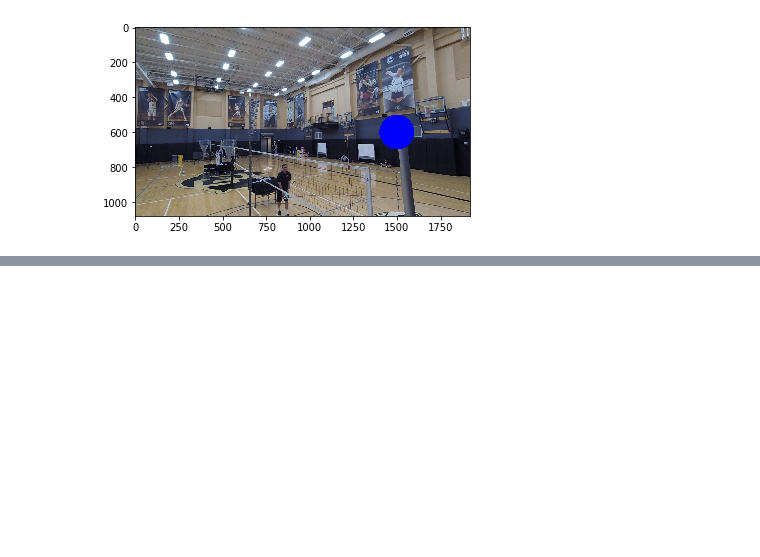
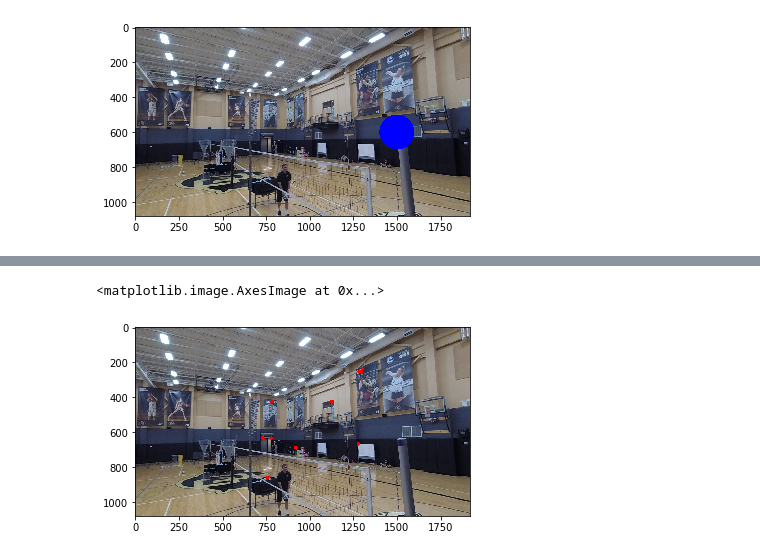
Before and after one commit to bakerscott/VB-Research, a Jupyter notebook: Jupyter/Scott-Notes.ipynb, the cells around one changed output, grey strips where cells are left out. Drawn from its saved outputs; the diff is of its cells as text; code cells hidden in the pictures; blank space fills up the shorter version.

```diff
--- a/Jupyter/Scott-Notes.ipynb
+++ b/Jupyter/Scott-Notes.ipynb
@@ -20,0 +59,15 @@ plt.imshow(img)
+# %%
+gray = cv2.cvtColor(im3, cv2.COLOR_BGR2GRAY)
+gray = np.float32(gray)
+
+corners = cv2.goodFeaturesToTrack(gray, 10, 0.01, 10)
+corners = np.int0(corners)
+
+for corner in corners:
+    x, y = corner.ravel()
+    cv2.circle(im3, (x,y), 10, 255, -1)
+
+plt.imshow(im3)
+# %% [output]
+<matplotlib.image.AxesImage at 0x...>
+[figure, added]
```
Also changed, not shown: parts of 2 cells of this notebook.
